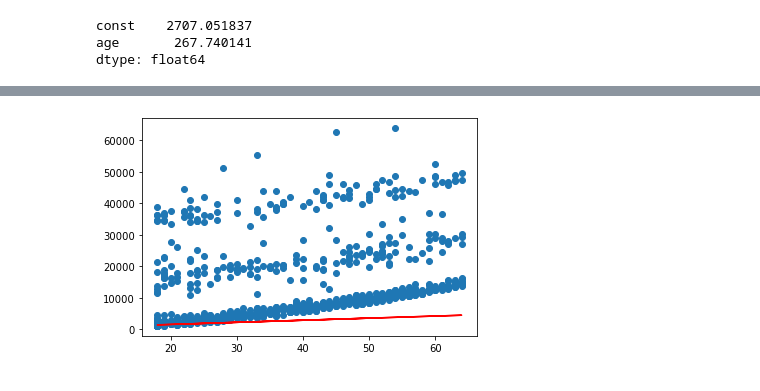
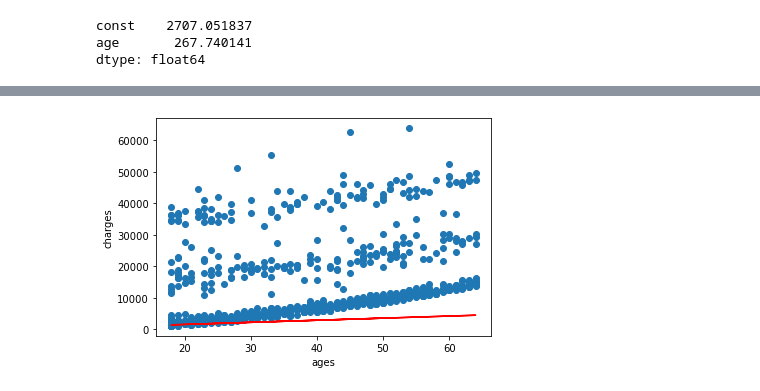
Before and after one commit to RadityaCatur/Machine_Learning_Kuis_01, a Jupyter notebook: soal_kuis1.ipynb, the cells around one changed output, grey strips where cells are left out. Saved outputs shown, nothing was run; the diff lists cells and outputs as text; code cells hidden in the pictures.

```diff
--- a/soal_kuis1.ipynb
+++ b/soal_kuis1.ipynb
@@ -184,7 +187,9 @@ Notes:
 # %%
 # visualisasi garis regresi
 plt.scatter(X_train, y_train)
 plt.plot(X_train, 265.2483 + 66.3015*X_train, 'r')
+plt.xlabel("ages")
+plt.ylabel("charges")
 plt.show()
 # %% [output]
-[figure, old version]
+[figure, new version]
```
Also changed, not shown: parts of 9 cells of this notebook.
